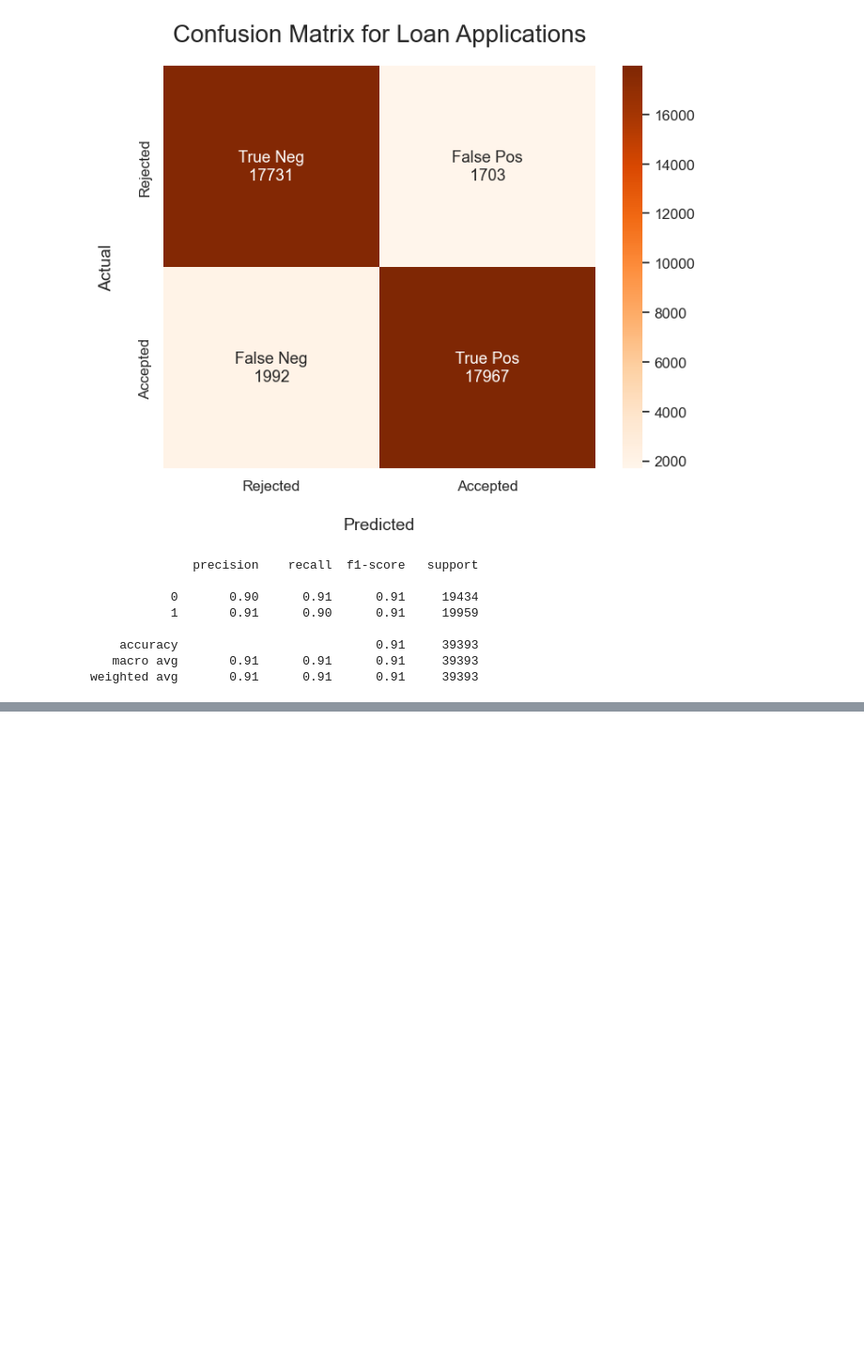
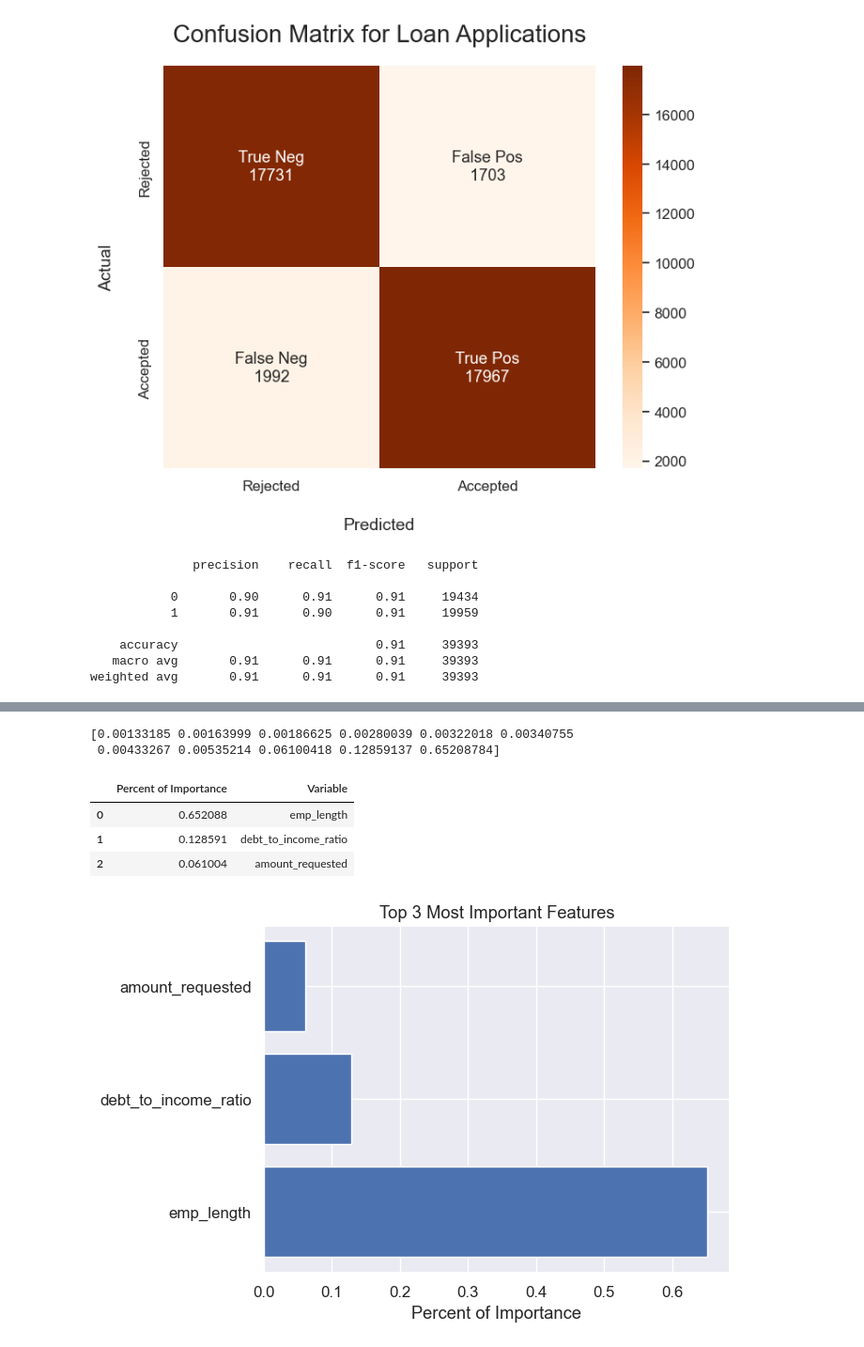
Before and after one commit to tortega-24/capstone-loan-applicants, a Jupyter notebook: Question_Seven.ipynb, the cells around one changed output, grey strips where cells are left out. Shown at 94% size. Saved outputs shown, nothing was run; the diff lists cells and outputs as text; code cells hidden in the pictures; blank space fills up the shorter version.

```diff
--- a/Question_Seven.ipynb
+++ b/Question_Seven.ipynb
@@ -470,0 +478,8 @@ weighted avg       0.91      0.91      0.91     39393
+# %%
+dd = tree_clf.feature_importances_
+dd.sort()
+
+print(dd[960:])
+# %% [output]
+[0.00133185 0.00163999 0.00186625 0.00280039 0.00322018 0.00340755
+ 0.00433267 0.00535214 0.06100418 0.12859137 0.65208784]
@@ -470,0 +495,23 @@ weighted avg       0.91      0.91      0.91     39393
+# %%
+imp = pd.DataFrame(thing,columns=['Percent of Importance'])
+var = pd.DataFrame(name,columns=['Variable'])
+# %%
+importance = pd.concat([imp,var], axis=1)
+# %%
+final_imp = importance.sort_values(by='Percent of Importance', ascending=False).head(3)
+# %%
+final_imp.reset_index(inplace=True,drop=True)
+# %%
+final_imp
+# %% [output]
+|  | Percent of Importance | Variable |
+| 0 | 0.652088 | emp_length |
+| 1 | 0.128591 | debt_to_income_ratio |
+| 2 | 0.061004 | amount_requested |
+# %%
+plt.barh(final_imp.Variable, final_imp['Percent of Importance'])
+plt.title("Top 3 Most Important Features")
+plt.xlabel("Percent of Importance")
+plt.show()
+# %% [output]
+[figure, added]
```
Also changed, not shown: parts of 4 cells of this notebook, 17 other files.
